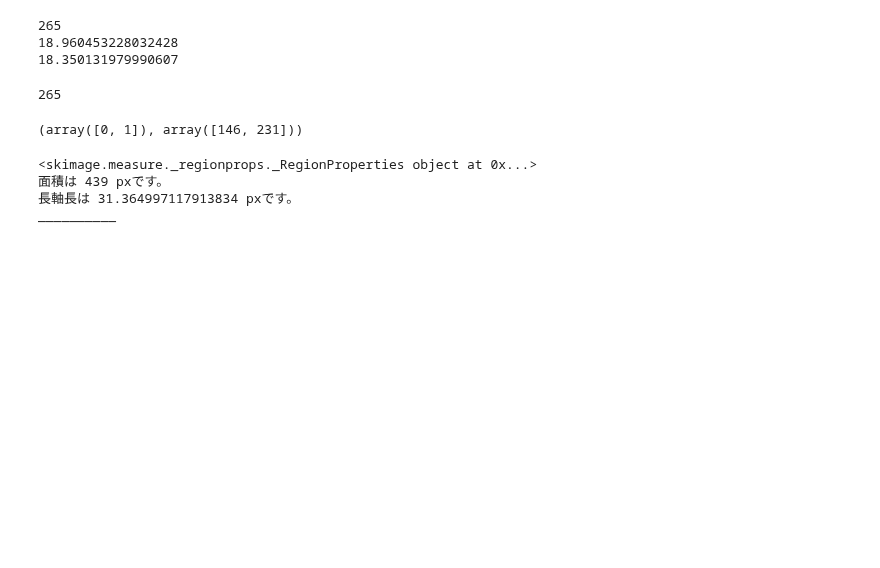
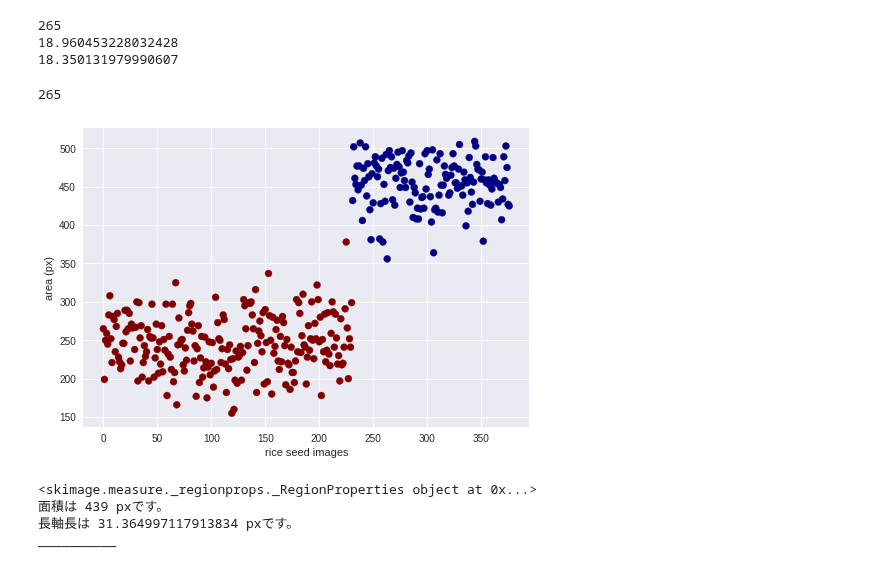
Before and after one commit to totti0223/deep_learning_for_biologists_with_keras, a Jupyter notebook: notebooks/rice_seed_classification.ipynb, the cells around one changed output. Saved outputs shown, nothing was run; the diff lists cells and outputs as text; code cells hidden in the pictures; blank space fills up the shorter version.

```diff
--- a/notebooks/rice_seed_classification.ipynb
+++ b/notebooks/rice_seed_classification.ipynb
@@ -216,8 +216,11 @@ X_test_area = []
 for image in X_test:
     area = quantify_area(image)
     X_test_area.append(area)
-# %%
-#plt.hist(X_train_area)
-np.unique(y_train,return_counts=True)
-# %% [output]
-(array([0, 1]), array([146, 231]))
+# %%
+#check the calculated data area value of training dataset
+plt.scatter(range(len(X_train_area)),X_train_area,c=y_train,cmap="jet")
+plt.xlabel("rice seed images")
+plt.ylabel("area (px)")
+plt.show()
+# %% [output]
+[figure, added]
```
Also changed, not shown: parts of 1 cell of this notebook.
